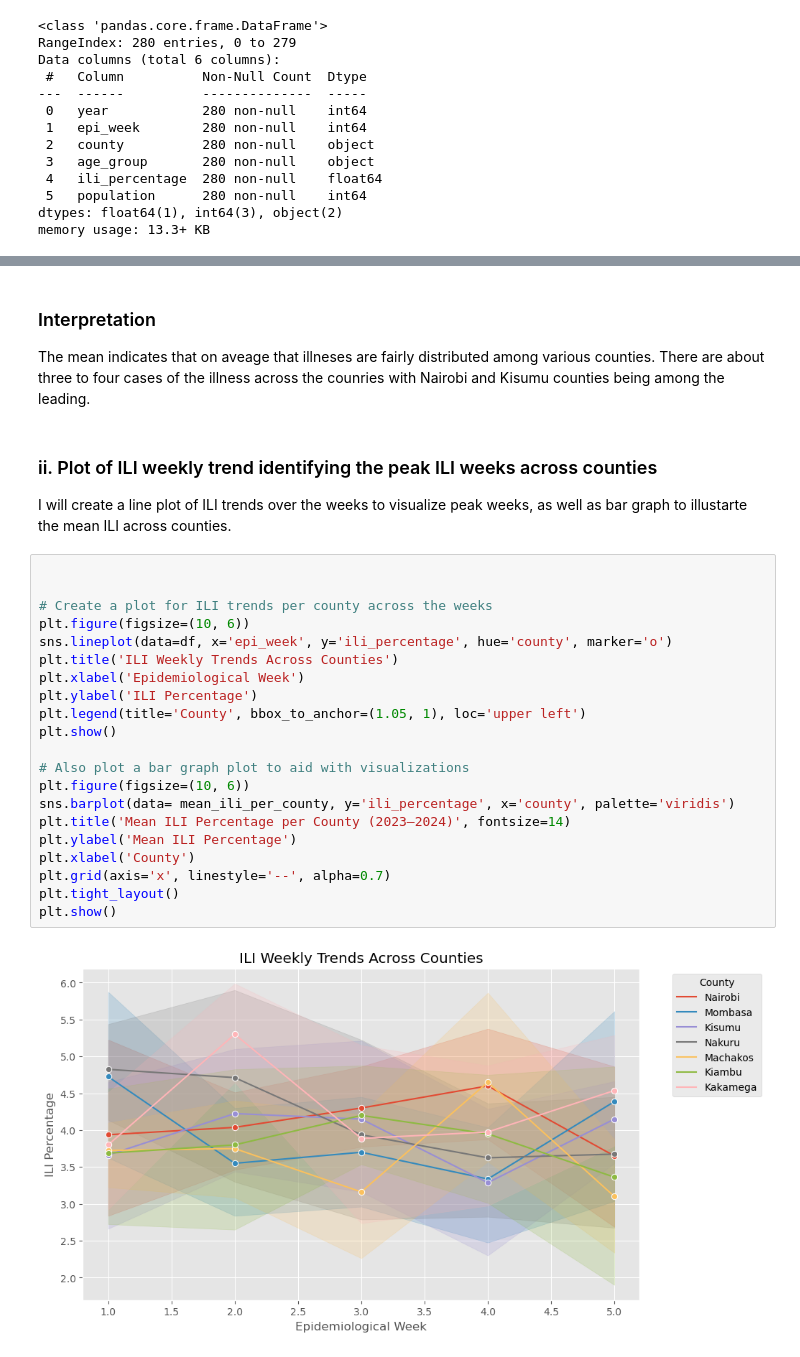
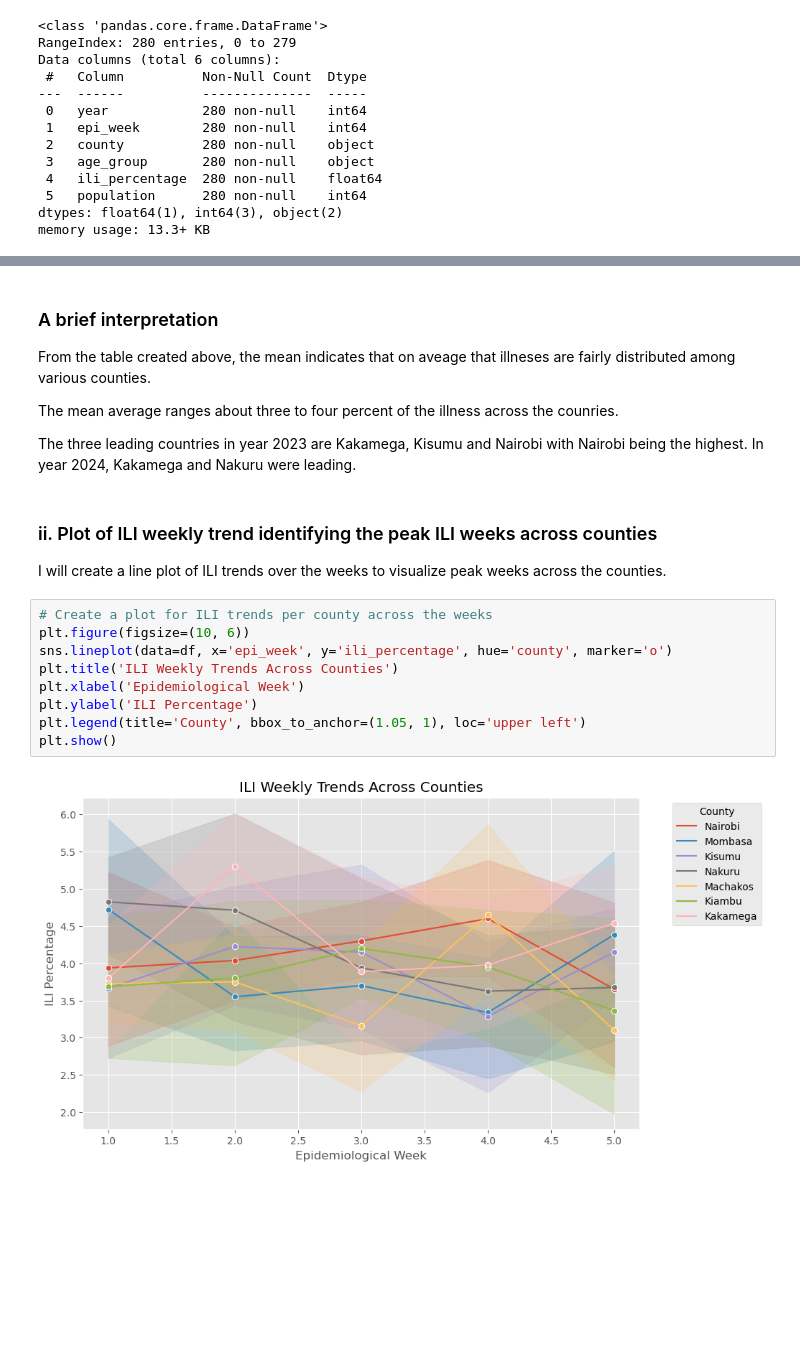
Before and after one commit to JOHNMARK-cmd/Epi_Task_Data_Intern, a Jupyter notebook: Epidemiology_CEMA.ipynb, the cells around one changed output, grey strips where cells are left out. Drawn from its saved outputs; the diff is of its cells as text; blank space fills up the shorter version.

```diff
--- a/Epidemiology_CEMA.ipynb
+++ b/Epidemiology_CEMA.ipynb
@@ -72,32 +72,24 @@ Mean ILI per county
 | 12 | 2024 | Nairobi | 3.990 |
 | 13 | 2024 | Nakuru | 4.530 |
 # %% [markdown]
-### Interpretation
-The mean indicates that on aveage that illneses are fairly distributed among various counties. There are about three to four cases of the illness across the counries with Nairobi and Kisumu counties being among the leading.
+### A brief interpretation
+From the table created above, the mean indicates that on aveage that illneses are fairly distributed among various counties.
+
+The mean average ranges about three to four percent of the illness across the counries.
+
+The three leading countries in year 2023 are Kakamega, Kisumu and Nairobi with Nairobi being the highest. In year 2024, Kakamega and Nakuru were leading.
 # %% [markdown]
 ### ii. Plot of ILI weekly trend identifying the peak ILI weeks across counties
 
-I will create a line plot of ILI trends over the weeks to visualize peak weeks, as well as bar graph to illustarte the mean ILI across counties.
+I will create a line plot of ILI trends over the weeks to visualize peak weeks across the counties.
 # %%
-
-
 # Create a plot for ILI trends per county across the weeks
 plt.figure(figsize=(10, 6))
 sns.lineplot(data=df, x='epi_week', y='ili_percentage', hue='county', marker='o')
 plt.title('ILI Weekly Trends Across Counties')
 plt.xlabel('Epidemiological Week')
 plt.ylabel('ILI Percentage')
 plt.legend(title='County', bbox_to_anchor=(1.05, 1), loc='upper left')
 plt.show()
-
-# Also plot a bar graph plot to aid with visualizations
-plt.figure(figsize=(10, 6))
-sns.barplot(data= mean_ili_per_county, y='ili_percentage', x='county', palette='viridis')
-plt.title('Mean ILI Percentage per County (2023–2024)', fontsize=14)
-plt.ylabel('Mean ILI Percentage')
-plt.xlabel('County')
-plt.grid(axis='x', linestyle='--', alpha=0.7)
-plt.tight_layout()
-plt.show()
 # %% [output]
-[figure, old version]
+[figure, new version]
```
Also changed, not shown: parts of 13 cells of this notebook, 2 other files.
